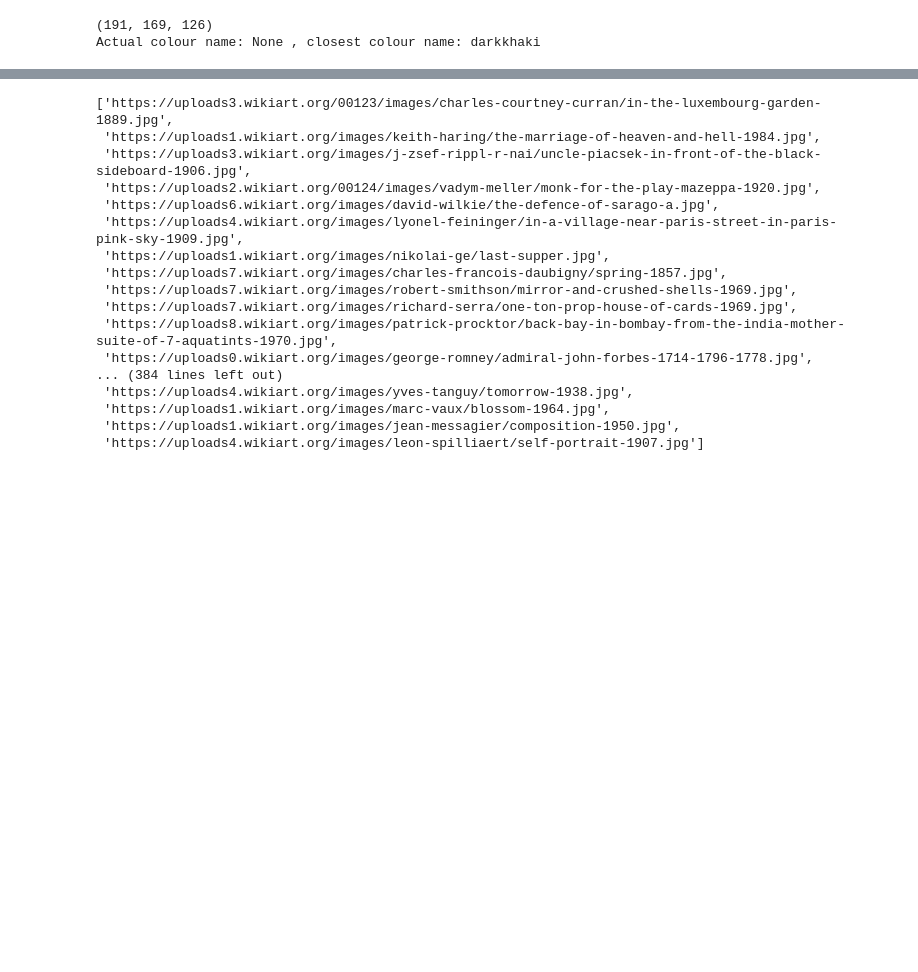
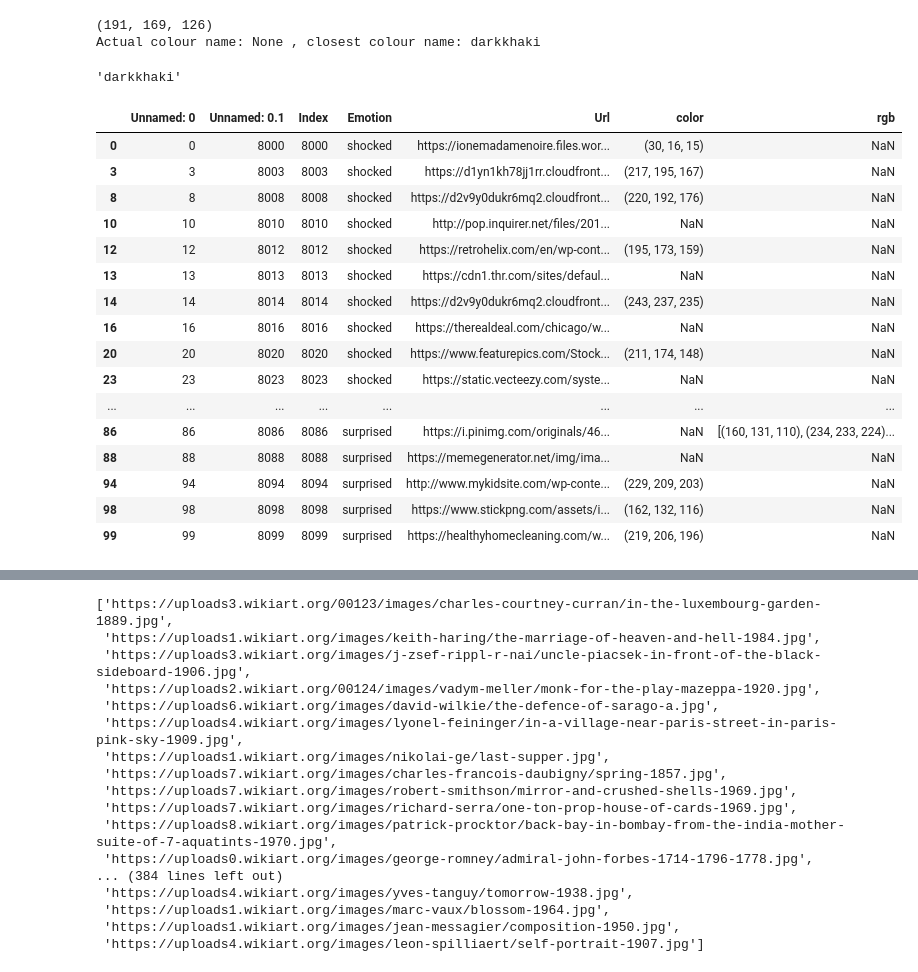
Before and after one commit to Rawanalmobarak/-Emotions-Evoked-from-Colors-of-Paintings-Art-Emotions, a Jupyter notebook: dominant_color.ipynb, the cells around one changed output, grey strips where cells are left out. Cells and saved outputs as stored; diff of their text form; code cells hidden in the pictures; blank space fills up the shorter version.

```diff
--- a/dominant_color.ipynb
+++ b/dominant_color.ipynb
@@ -52,0 +41,3 @@ df.head()
+# %%
+df_emotion1 = pd.read_csv("data/part_emotion_data.csv")
+df_emotion1.head()
@@ -52,0 +51,2 @@ df.head()
+# %%
+df_emotion1['rgb'] = df_emotion1['Url'].progress_apply(get_dominant_palette)
@@ -52,0 +63,2 @@ df.head()
+# %%
+df_emotion1 = df_emotion1.dropna(axis=0, how='any')
@@ -52,0 +84,2 @@ df.head()
+# %%
+df_emotion1['palette'] = df_emotion1['rgb'].progress_apply(get_palette_name)
@@ -113,0 +222,24 @@ Actual colour name: None , closest colour name: darkkhaki
+# %%
+get_color_name(dc)
+# %% [output]
+'darkkhaki'
+# %%
+df_emotion1[df_emotion1.isnull().any(axis=1)]
+# %% [output]
+|  | Unnamed: 0 | Unnamed: 0.1 | Index | Emotion | Url | color | rgb |
+| 0 | 0 | 8000 | 8000 | shocked | https://ionemadamenoire.files.wor... | (30, 16, 15) | NaN |
+| 3 | 3 | 8003 | 8003 | shocked | https://d1yn1kh78jj1rr.cloudfront... | (217, 195, 167) | NaN |
+| 8 | 8 | 8008 | 8008 | shocked | https://d2v9y0dukr6mq2.cloudfront... | (220, 192, 176) | NaN |
+| 10 | 10 | 8010 | 8010 | shocked | http://pop.inquirer.net/files/201... | NaN | NaN |
+| 12 | 12 | 8012 | 8012 | shocked | https://retrohelix.com/en/wp-cont... | (195, 173, 159) | NaN |
+| 13 | 13 | 8013 | 8013 | shocked | https://cdn1.thr.com/sites/defaul... | NaN | NaN |
+| 14 | 14 | 8014 | 8014 | shocked | https://d2v9y0dukr6mq2.cloudfront... | (243, 237, 235) | NaN |
+| 16 | 16 | 8016 | 8016 | shocked | https://therealdeal.com/chicago/w... | NaN | NaN |
+| 20 | 20 | 8020 | 8020 | shocked | https://www.featurepics.com/Stock... | (211, 174, 148) | NaN |
+| 23 | 23 | 8023 | 8023 | shocked | https://static.vecteezy.com/syste... | NaN | NaN |
+| ... | ... | ... | ... | ... | ... | ... | ... |
+| 86 | 86 | 8086 | 8086 | surprised | https://i.pinimg.com/originals/46... | NaN | [(160, 131, 110), (234, 233, 224)... |
+| 88 | 88 | 8088 | 8088 | surprised | https://memegenerator.net/img/ima... | NaN | NaN |
+| 94 | 94 | 8094 | 8094 | surprised | http://www.mykidsite.com/wp-conte... | (229, 209, 203) | NaN |
+| 98 | 98 | 8098 | 8098 | surprised | https://www.stickpng.com/assets/i... | (162, 132, 116) | NaN |
+| 99 | 99 | 8099 | 8099 | surprised | https://healthyhomecleaning.com/w... | (219, 206, 196) | NaN |
```
Also changed, not shown: parts of 38 cells of this notebook, 10 other files.
